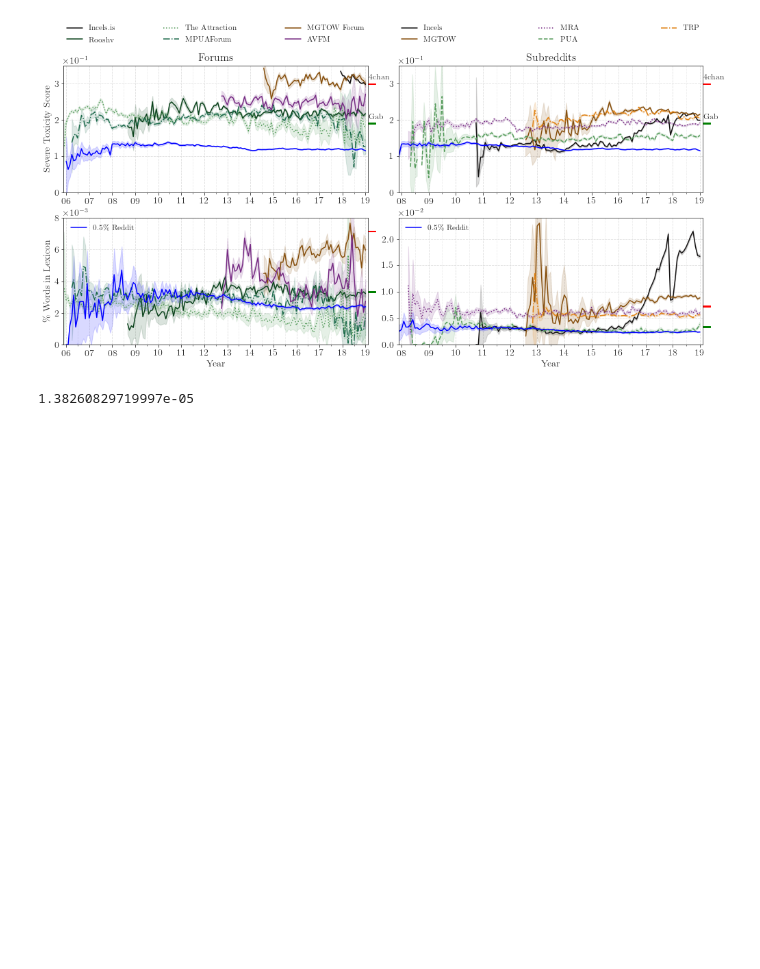
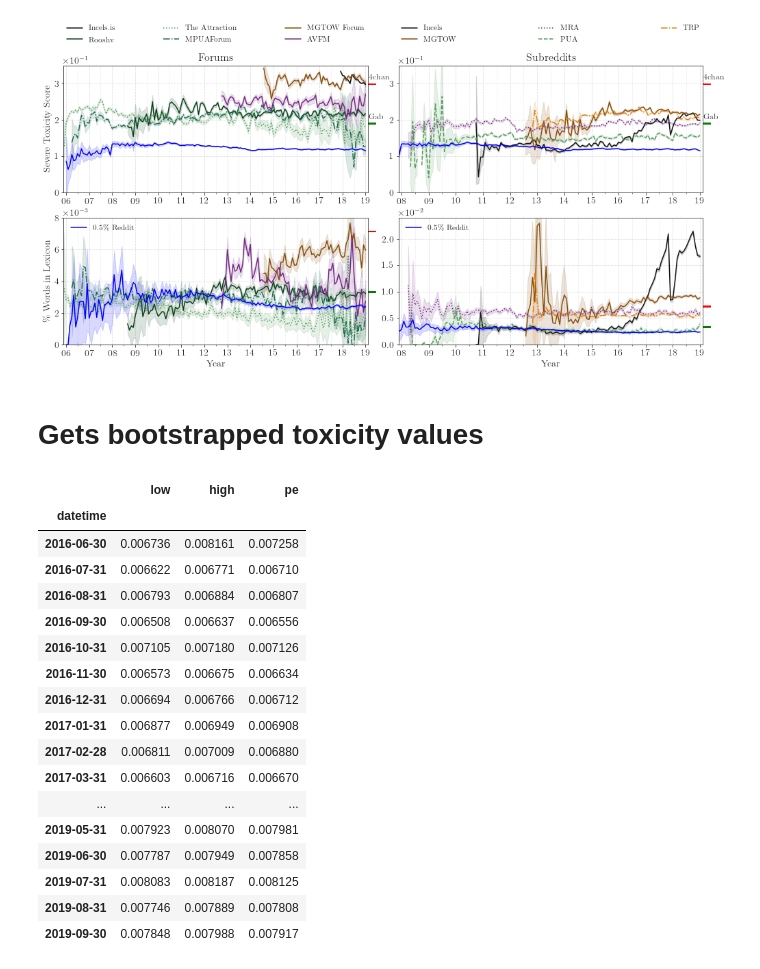
Before and after one commit to idramalab/manosphere_analysis, a Jupyter notebook: notebooks/toxicity_and_misoginy.ipynb, the cells around one changed output. Saved outputs shown, nothing was run; the diff lists cells and outputs as text; code cells hidden in the pictures; blank space fills up the shorter version.

```diff
--- a/notebooks/toxicity_and_misoginy.ipynb
+++ b/notebooks/toxicity_and_misoginy.ipynb
@@ -466,10 +503,8 @@ set_size(fig, (14, 7.25))
 fig.savefig('/data/savvas/incels/manosphere_analysis/images/all_toxicity.pdf', bbox_inches='tight')
 # %% [output]
 [figure]
-# %%
-chan_lexicon[2] - chan_lexicon[0]
-# %% [output]
-1.38260829719997e-05
+# %% [markdown]
+# Gets bootstrapped toxicity values
 # %%
 def get_toxicity(df, key, func):
         tmp = df.dropna(subset=[key]).groupby(pd.Grouper(key='datetime', freq='M'))[key].apply(
@@ -483,5 +518,25 @@ def get_toxicity(df, key, func):
         return pd.DataFrame({"low": low, "high": high, "pe": point_estimate})
 # %%
 four_chan_lex = get_toxicity(dfs_control[0], "lexicon", bs_stats.mean)
+four_chan_lex
+# %% [output]
+|  | low | high | pe |
+| datetime |  |  |  |
+| 2016-06-30 | 0.006736 | 0.008161 | 0.007258 |
+| 2016-07-31 | 0.006622 | 0.006771 | 0.006710 |
+| 2016-08-31 | 0.006793 | 0.006884 | 0.006807 |
+| 2016-09-30 | 0.006508 | 0.006637 | 0.006556 |
+| 2016-10-31 | 0.007105 | 0.007180 | 0.007126 |
+| 2016-11-30 | 0.006573 | 0.006675 | 0.006634 |
+| 2016-12-31 | 0.006694 | 0.006766 | 0.006712 |
+| 2017-01-31 | 0.006877 | 0.006949 | 0.006908 |
+| 2017-02-28 | 0.006811 | 0.007009 | 0.006880 |
+| 2017-03-31 | 0.006603 | 0.006716 | 0.006670 |
+| ... | ... | ... | ... |
+| 2019-05-31 | 0.007923 | 0.008070 | 0.007981 |
+| 2019-06-30 | 0.007787 | 0.007949 | 0.007858 |
+| 2019-07-31 | 0.008083 | 0.008187 | 0.008125 |
+| 2019-08-31 | 0.007746 | 0.007889 | 0.007808 |
+| 2019-09-30 | 0.007848 | 0.007988 | 0.007917 |
 # %%
 four_chan_per = get_toxicity(dfs_control[0], "perspective_toxicity", bs_stats.mean)
```
Also changed, not shown: parts of 14 cells of this notebook, 49 other files.
